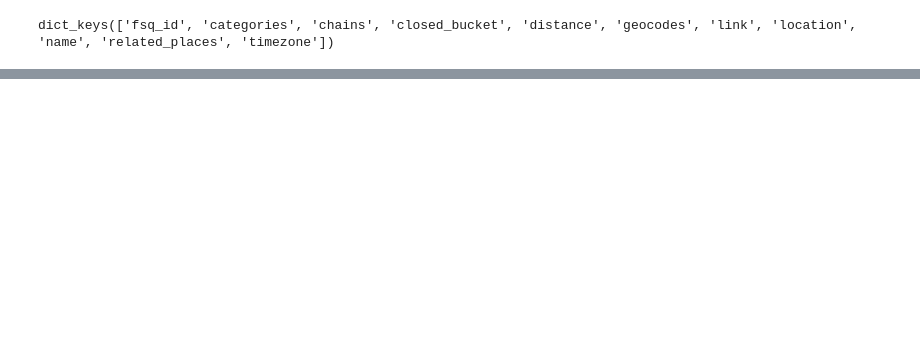
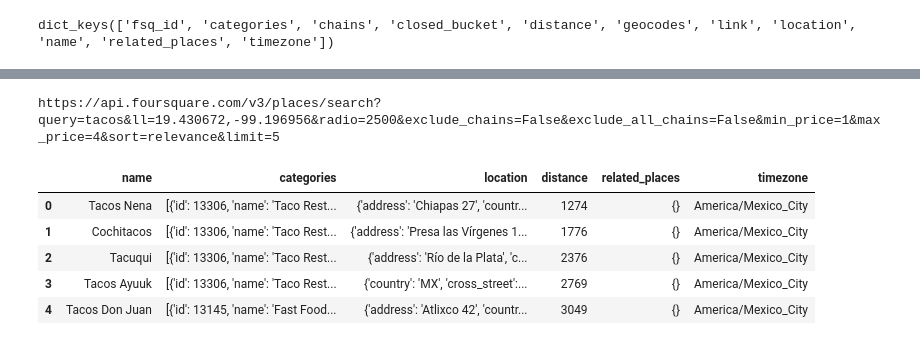
Before and after one commit to dhdzmota/TheRealEstateProject, a Jupyter notebook: notebooks/foursquare_test.ipynb, the cells around one changed output, grey strips where cells are left out. Saved outputs shown, nothing was run; the diff lists cells and outputs as text; code cells hidden in the pictures; blank space fills up the shorter version.

```diff
--- a/notebooks/foursquare_test.ipynb
+++ b/notebooks/foursquare_test.ipynb
@@ -70,0 +58,18 @@ pd.DataFrame({
+# %%
+data = foursquare_search_places(query='tacos',
+                                latitude=19.430672,
+                                longitude=-99.196956,
+                                radio=2500,
+                                limit=5
+                                )
+
+df = json_to_df(data)
+df
+# %% [output]
+https://api.foursquare.com/v3/places/search?query=tacos&ll=19.430672,-99.196956&radio=2500&exclude_chains=False&exclude_all_chains=False&min_price=1&max_price=4&sort=relevance&limit=5
+|  | name | categories | location | distance | related_places | timezone |
+| 0 | Tacos Nena | [{'id': 13306, 'name': 'Taco Rest... | {'address': 'Chiapas 27', 'countr... | 1274 | {} | America/Mexico_City |
+| 1 | Cochitacos | [{'id': 13306, 'name': 'Taco Rest... | {'address': 'Presa las Vírgenes 1... | 1776 | {} | America/Mexico_City |
+| 2 | Tacuqui | [{'id': 13306, 'name': 'Taco Rest... | {'address': 'Río de la Plata', 'c... | 2376 | {} | America/Mexico_City |
+| 3 | Tacos Ayuuk | [{'id': 13306, 'name': 'Taco Rest... | {'country': 'MX', 'cross_street':... | 2769 | {} | America/Mexico_City |
+| 4 | Tacos Don Juan | [{'id': 13145, 'name': 'Fast Food... | {'address': 'Atlixco 42', 'countr... | 3049 | {} | America/Mexico_City |
```
Also changed, not shown: parts of 9 cells of this notebook, 1 other file.
